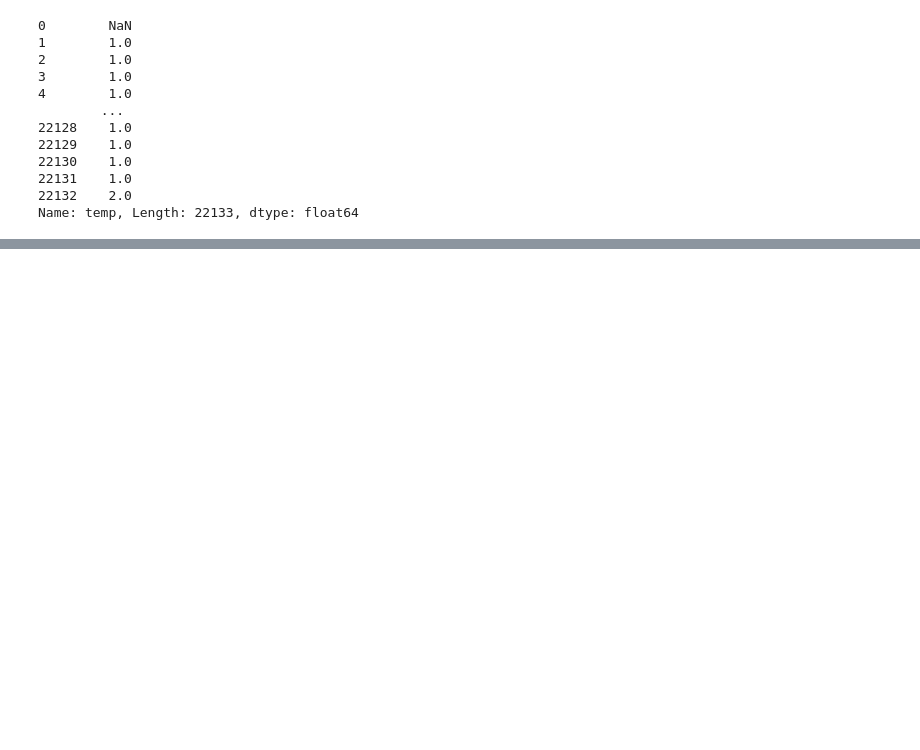
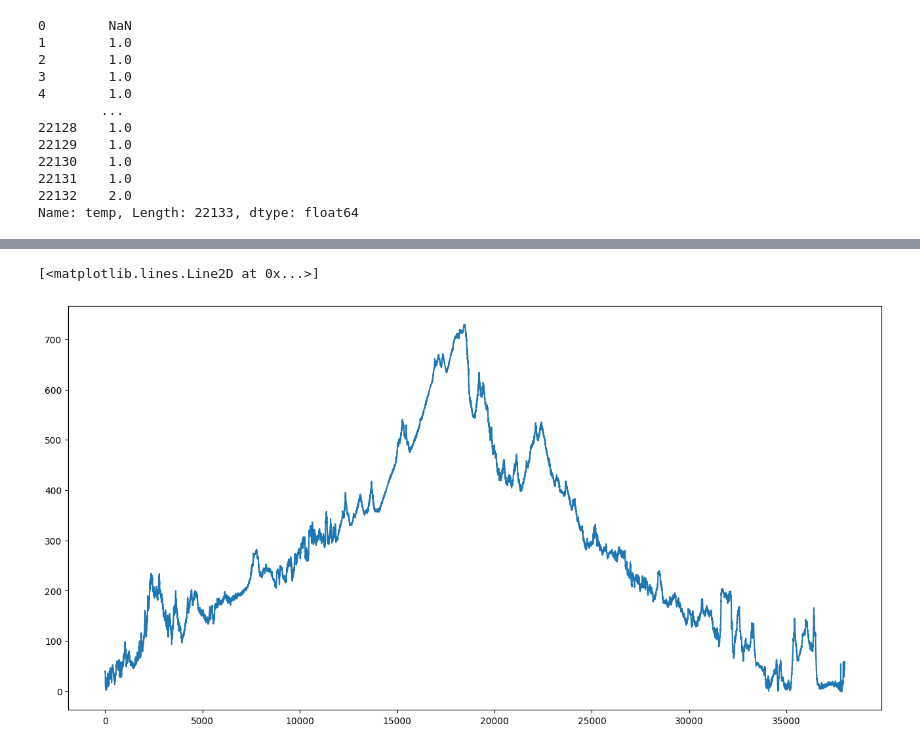
Before and after one commit to ak45aaa/KUST_2027BWSC, a Jupyter notebook: top_planning.ipynb, the cells around one changed output, grey strips where cells are left out. Saved outputs shown, nothing was run; the diff lists cells and outputs as text; code cells hidden in the pictures; blank space fills up the shorter version.

```diff
--- a/top_planning.ipynb
+++ b/top_planning.ipynb
@@ -72,0 +144,8 @@ Name: temp, Length: 22133, dtype: float64
+# %%
+import matplotlib.pyplot as plt
+
+plt.figure(figsize=(16, 8))
+plt.plot(Route.index, Route['ele'])
+# %% [output]
+[<matplotlib.lines.Line2D at 0x...>]
+[figure, added]
```
Also changed, not shown: parts of 2 cells of this notebook.
